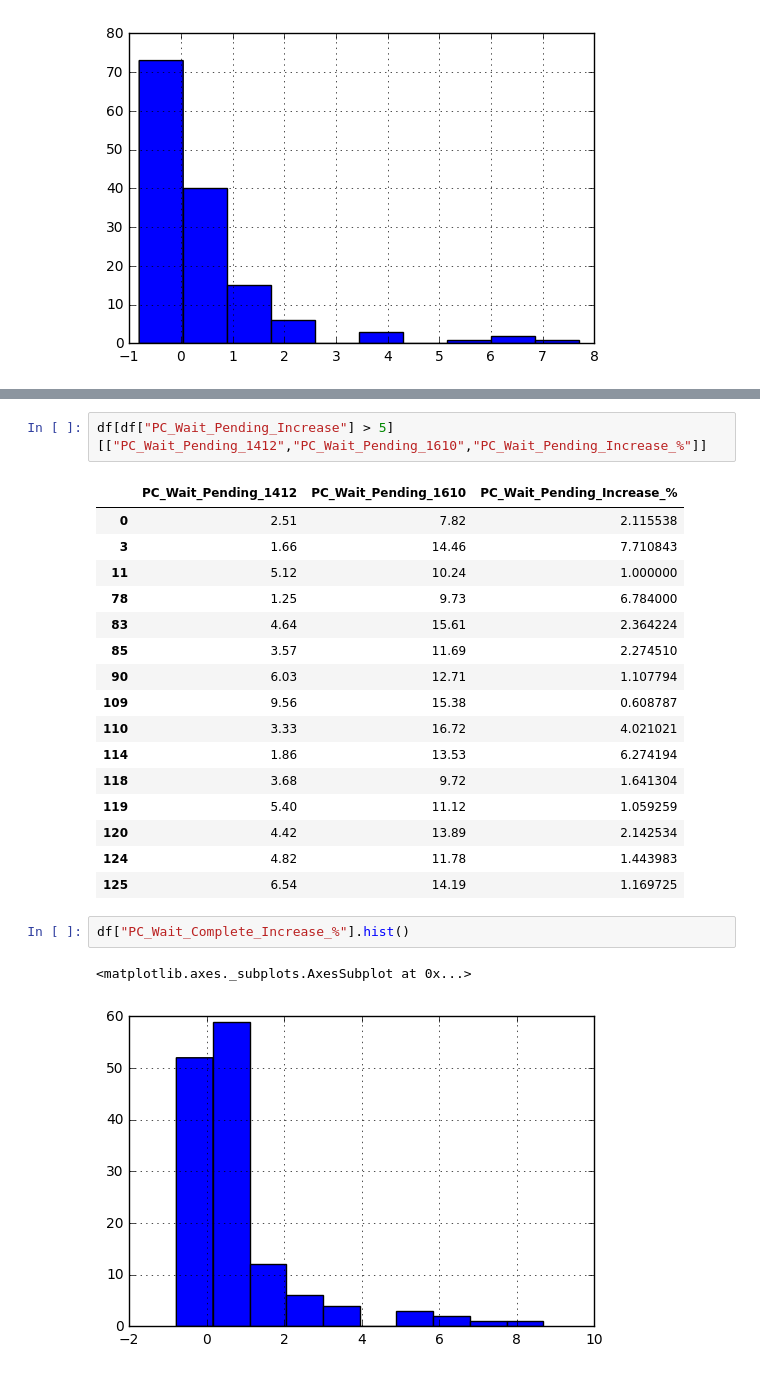
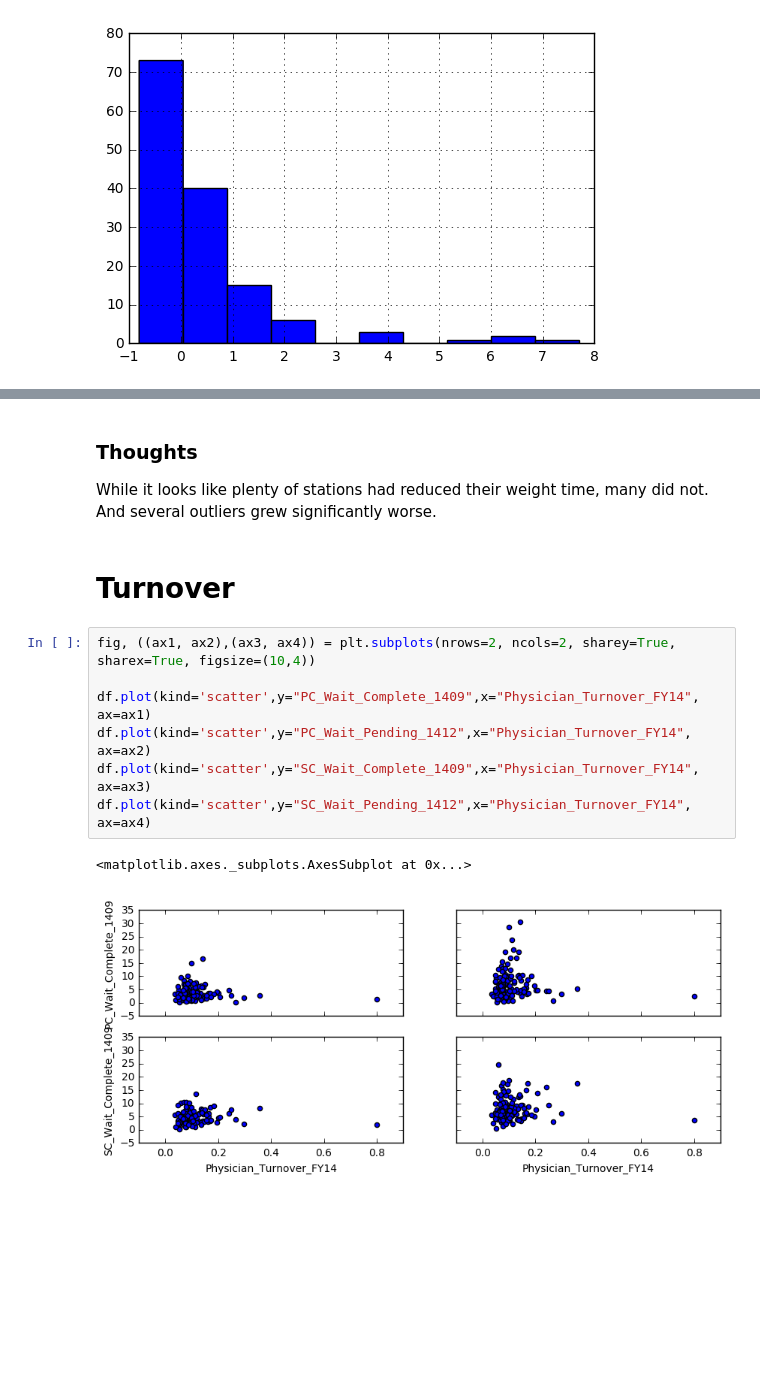
Before and after one commit to isabella232/va-data-analysis, a Jupyter notebook: Main_Analysis_Master.ipynb, the cells around one changed output, grey strips where cells are left out. Saved outputs shown, nothing was run; the diff lists cells and outputs as text; blank space fills up the shorter version.

Commit message:
Added turnover data

```diff
--- a/Main_Analysis_Master.ipynb
+++ b/Main_Analysis_Master.ipynb
@@ -297,24 +277,15 @@ Index([u'Appts_Pending_1412', u'%_Appts_Over_30_Pending_1412',
-# %%
-df[df["PC_Wait_Pending_Increase"] > 5][["PC_Wait_Pending_1412","PC_Wait_Pending_1610","PC_Wait_Pending_Increase_%"]]
-# %% [output]
-|  | PC_Wait_Pending_1412 | PC_Wait_Pending_1610 | PC_Wait_Pending_Increase_% |
-| 0 | 2.51 | 7.82 | 2.115538 |
-| 3 | 1.66 | 14.46 | 7.710843 |
-| 11 | 5.12 | 10.24 | 1.000000 |
-| 78 | 1.25 | 9.73 | 6.784000 |
-| 83 | 4.64 | 15.61 | 2.364224 |
-| 85 | 3.57 | 11.69 | 2.274510 |
-| 90 | 6.03 | 12.71 | 1.107794 |
-| 109 | 9.56 | 15.38 | 0.608787 |
-| 110 | 3.33 | 16.72 | 4.021021 |
-| 114 | 1.86 | 13.53 | 6.274194 |
-| 118 | 3.68 | 9.72 | 1.641304 |
-| 119 | 5.40 | 11.12 | 1.059259 |
-| 120 | 4.42 | 13.89 | 2.142534 |
-| 124 | 4.82 | 11.78 | 1.443983 |
-| 125 | 6.54 | 14.19 | 1.169725 |
-# %%
-df["PC_Wait_Complete_Increase_%"].hist()
-# %% [output]
-<matplotlib.axes._subplots.AxesSubplot at 0x...>
-[figure, removed]
+# %% [markdown]
+### Thoughts
+While it looks like plenty of stations had reduced their weight time, many did not. And several outliers grew significantly worse.
+# %% [markdown]
+# Turnover
+# %%
+fig, ((ax1, ax2),(ax3, ax4)) = plt.subplots(nrows=2, ncols=2, sharey=True, sharex=True, figsize=(10,4))
+
+df.plot(kind='scatter',y="PC_Wait_Complete_1409",x="Physician_Turnover_FY14", ax=ax1)
+df.plot(kind='scatter',y="PC_Wait_Pending_1412",x="Physician_Turnover_FY14", ax=ax2)
+df.plot(kind='scatter',y="SC_Wait_Complete_1409",x="Physician_Turnover_FY14", ax=ax3)
+df.plot(kind='scatter',y="SC_Wait_Pending_1412",x="Physician_Turnover_FY14", ax=ax4)
+# %% [output]
+<matplotlib.axes._subplots.AxesSubplot at 0x...>
+[figure, added]
```
Also changed, not shown: parts of 21 cells of this notebook, 7 other files.
